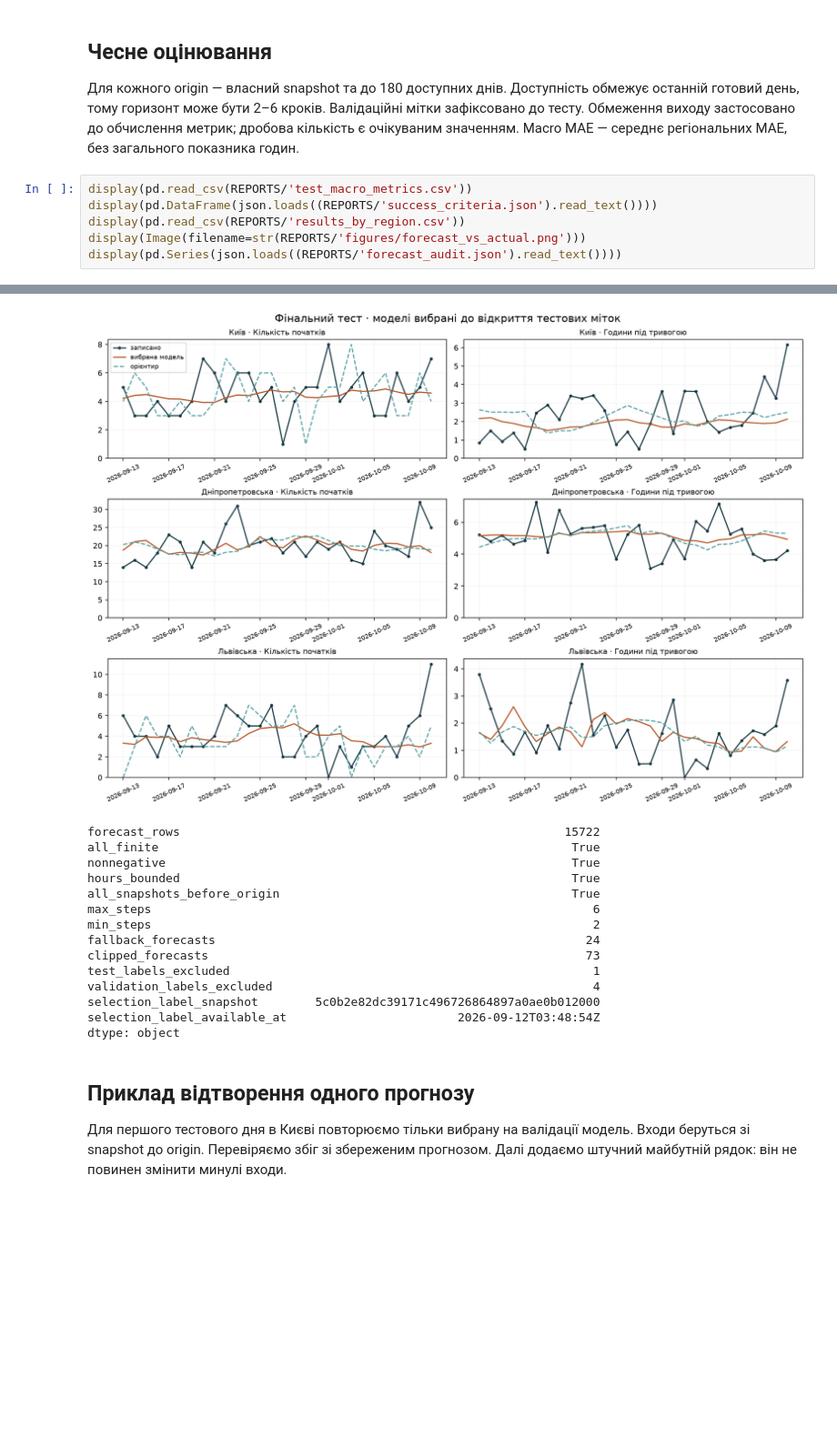
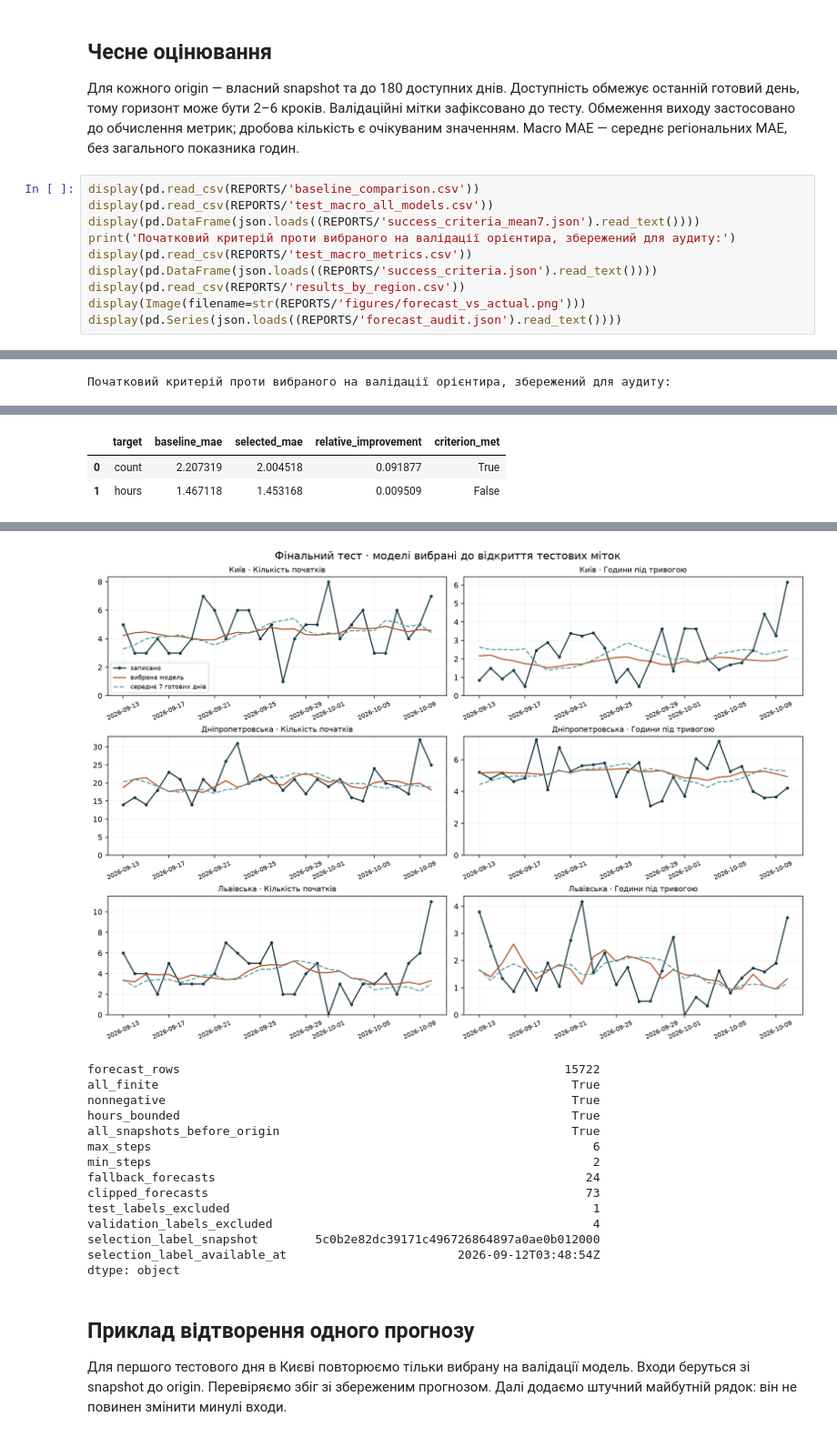
Before and after one commit to asobkiv/ukrainian-air-raid-analysis, a Jupyter notebook: analysis.ipynb, the cells around one changed output, grey strips where cells are left out. Shown at 91% size. Cells and saved outputs as stored; diff of their text form; blank space fills up the shorter version.

Commit message:
Clarify delayed forecast dates and compare explicitly with seven-day mean

```diff
--- a/analysis.ipynb
+++ b/analysis.ipynb
@@ -212,6 +212,10 @@ Name: порівнянь, dtype: int64
 
 Для кожного origin — власний snapshot та до 180 доступних днів. Доступність обмежує останній готовий день, тому горизонт може бути 2–6 кроків. Валідаційні мітки зафіксовано до тесту. Обмеження виходу застосовано до обчислення метрик; дробова кількість є очікуваним значенням. Macro MAE — середнє регіональних MAE, без загального показника годин.
 # %%
+display(pd.read_csv(REPORTS/'baseline_comparison.csv'))
+display(pd.read_csv(REPORTS/'test_macro_all_models.csv'))
+display(pd.DataFrame(json.loads((REPORTS/'success_criteria_mean7.json').read_text())))
+print('Початковий критерій проти вибраного на валідації орієнтира, збережений для аудиту:')
 display(pd.read_csv(REPORTS/'test_macro_metrics.csv'))
 display(pd.DataFrame(json.loads((REPORTS/'success_criteria.json').read_text())))
 display(pd.read_csv(REPORTS/'results_by_region.csv'))
@@ -245,0 +254 @@ display(pd.Series(json.loads((REPORTS/'forecast_audit.json').read_text())))
+Початковий критерій проти вибраного на валідації орієнтира, збережений для аудиту:
@@ -245,0 +260,3 @@ display(pd.Series(json.loads((REPORTS/'forecast_audit.json').read_text())))
+|  | target | baseline_mae | selected_mae | relative_improvement | criterion_met |
+| 0 | count | 2.207319 | 2.004518 | 0.091877 | True |
+| 1 | hours | 1.467118 | 1.453168 | 0.009509 | False |
@@ -246,18 +280,18 @@ display(pd.Series(json.loads((REPORTS/'forecast_audit.json').read_text())))
-[figure, old version]
+[figure, new version]
-forecast_rows                                                      15722
-all_finite                                                          True
-nonnegative                                                         True
-hours_bounded                                                       True
-all_snapshots_before_origin                                         True
-max_steps                                                              6
-min_steps                                                              2
-fallback_forecasts                                                    24
-clipped_forecasts                                                     73
-test_labels_excluded                                                   1
-validation_labels_excluded                                             4
-selection_label_snapshot        5c0b2e82dc39171c496726864897a0ae0b012000
-selection_label_available_at                        2026-09-12T03:48:54Z
-dtype: object
+forecast_rows                                                      15722
+all_finite                                                          True
+nonnegative                                                         True
+hours_bounded                                                       True
+all_snapshots_before_origin                                         True
+max_steps                                                              6
+min_steps                                                              2
+fallback_forecasts                                                    24
+clipped_forecasts                                                     73
+test_labels_excluded                                                   1
+validation_labels_excluded                                             4
+selection_label_snapshot        5c0b2e82dc39171c496726864897a0ae0b012000
+selection_label_available_at                        2026-09-12T03:48:54Z
+dtype: object
 # %% [markdown]
 ## Приклад відтворення одного прогнозу
 
```
Also changed, not shown: parts of 4 cells of this notebook, 22 other files.
